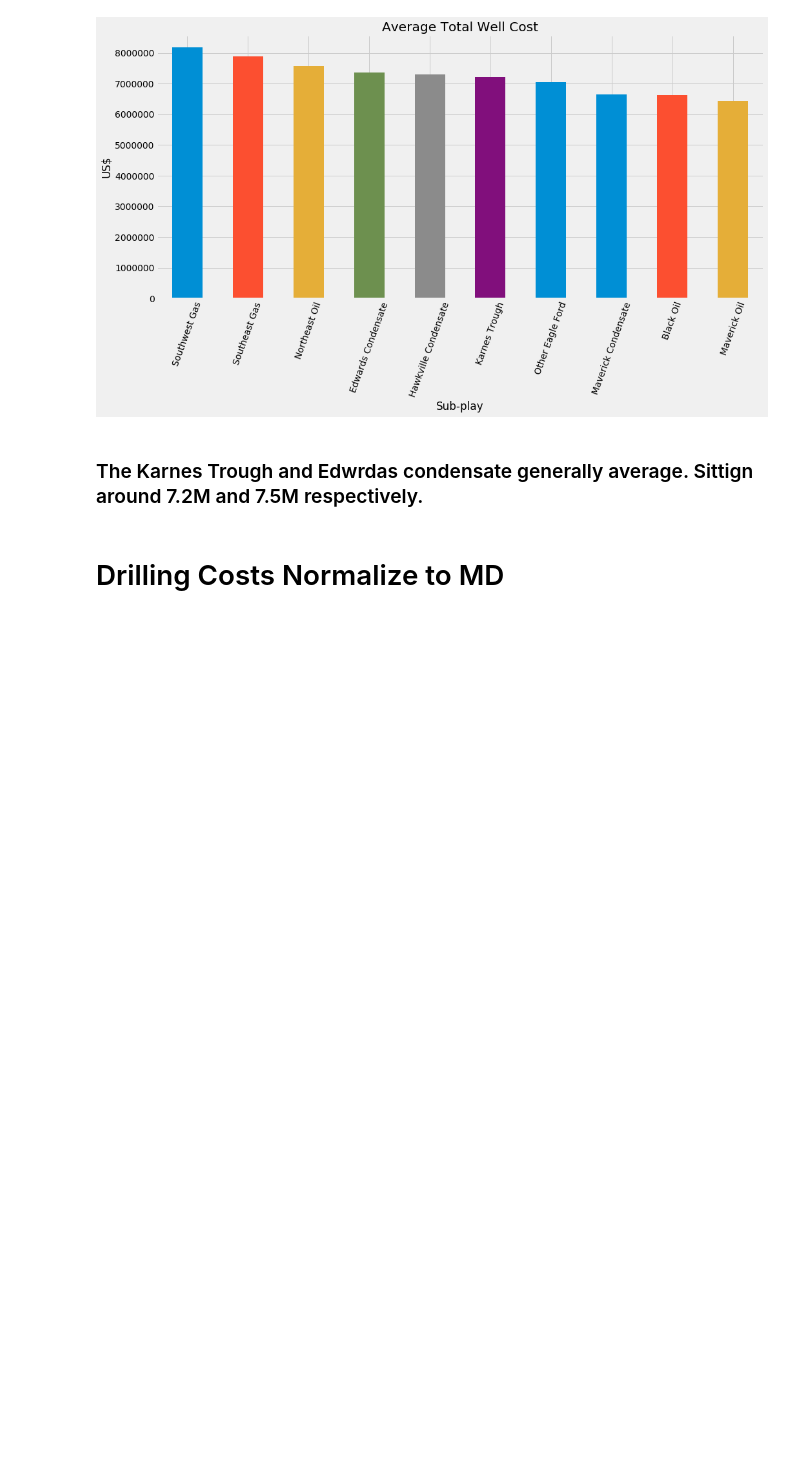
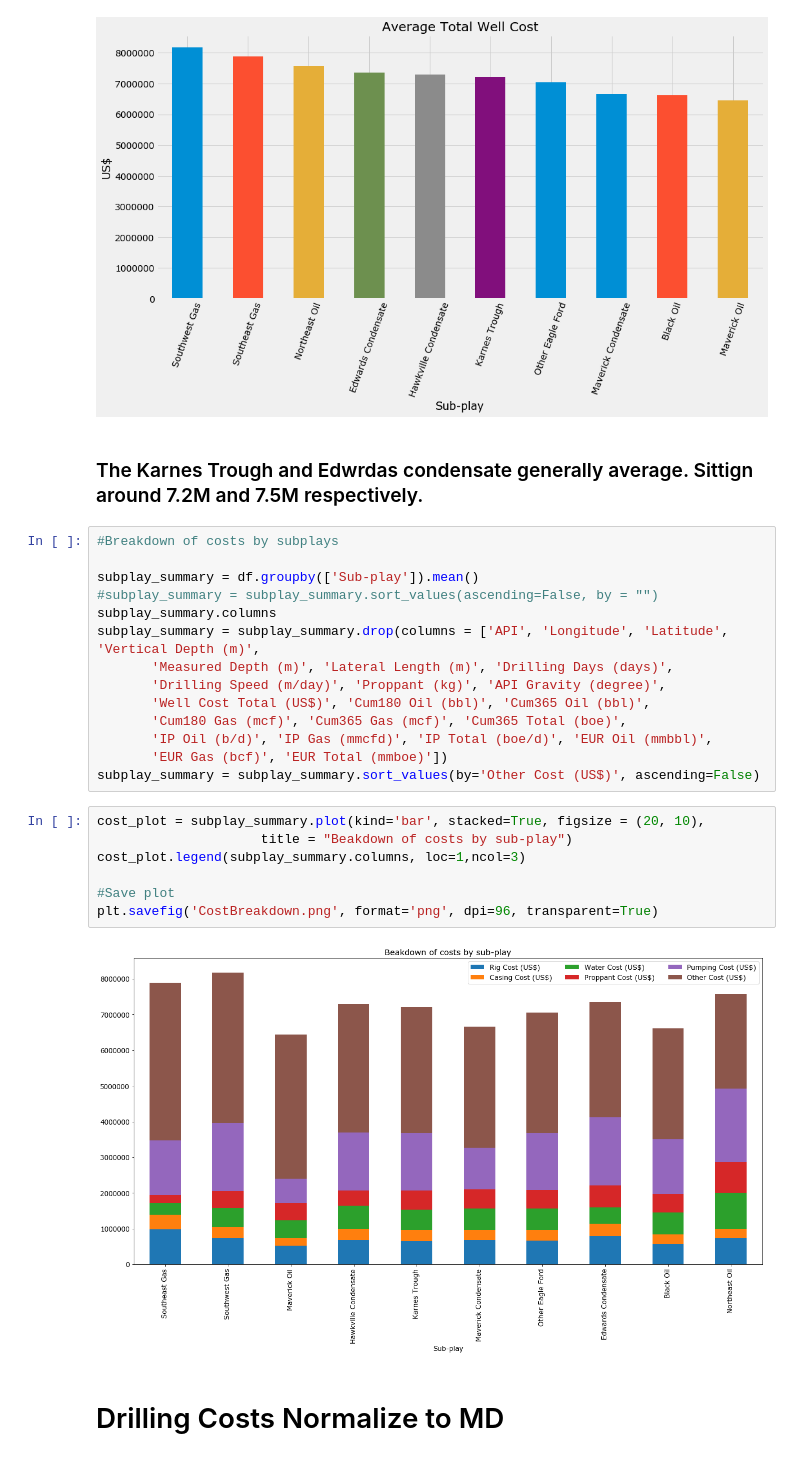
Before and after one commit to DaryaRudych/EagleFord-Oil-Project, a Jupyter notebook: Master.ipynb, the cells around one changed output. Cells and saved outputs as stored; diff of their text form; blank space fills up the shorter version.

```diff
--- a/Master.ipynb
+++ b/Master.ipynb
@@ -533,6 +549,29 @@ with plt.style.context('fivethirtyeight'):
 [figure]
 # %% [markdown]
 ### The Karnes Trough and Edwrdas condensate generally average.  Sittign around 7.2M and 7.5M respectively.
+# %%
+#Breakdown of costs by subplays
+
+subplay_summary = df.groupby(['Sub-play']).mean()
+#subplay_summary = subplay_summary.sort_values(ascending=False, by = "")
+subplay_summary.columns
+subplay_summary = subplay_summary.drop(columns = ['API', 'Longitude', 'Latitude', 'Vertical Depth (m)',
+       'Measured Depth (m)', 'Lateral Length (m)', 'Drilling Days (days)',
+       'Drilling Speed (m/day)', 'Proppant (kg)', 'API Gravity (degree)',
+       'Well Cost Total (US$)', 'Cum180 Oil (bbl)', 'Cum365 Oil (bbl)',
+       'Cum180 Gas (mcf)', 'Cum365 Gas (mcf)', 'Cum365 Total (boe)',
+       'IP Oil (b/d)', 'IP Gas (mmcfd)', 'IP Total (boe/d)', 'EUR Oil (mmbbl)',
+       'EUR Gas (bcf)', 'EUR Total (mmboe)'])
+subplay_summary = subplay_summary.sort_values(by='Other Cost (US$)', ascending=False)
+# %%
+cost_plot = subplay_summary.plot(kind='bar', stacked=True, figsize = (20, 10),
+                     title = "Beakdown of costs by sub-play")
+cost_plot.legend(subplay_summary.columns, loc=1,ncol=3)
+
+#Save plot
+plt.savefig('CostBreakdown.png', format='png', dpi=96, transparent=True)
+# %% [output]
+[figure, added]
 # %% [markdown]
 # Drilling Costs Normalize to MD
 # %%
```
Also changed, not shown: parts of 6 cells of this notebook, 3 other files.
